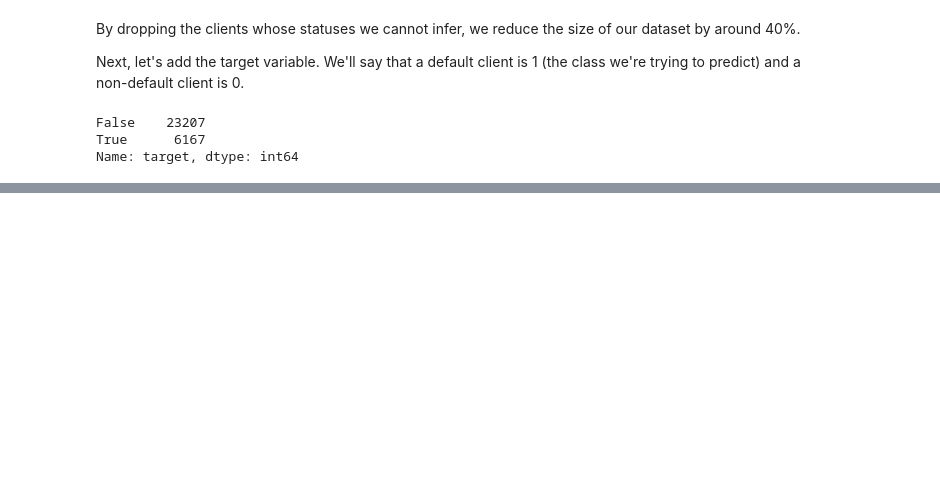
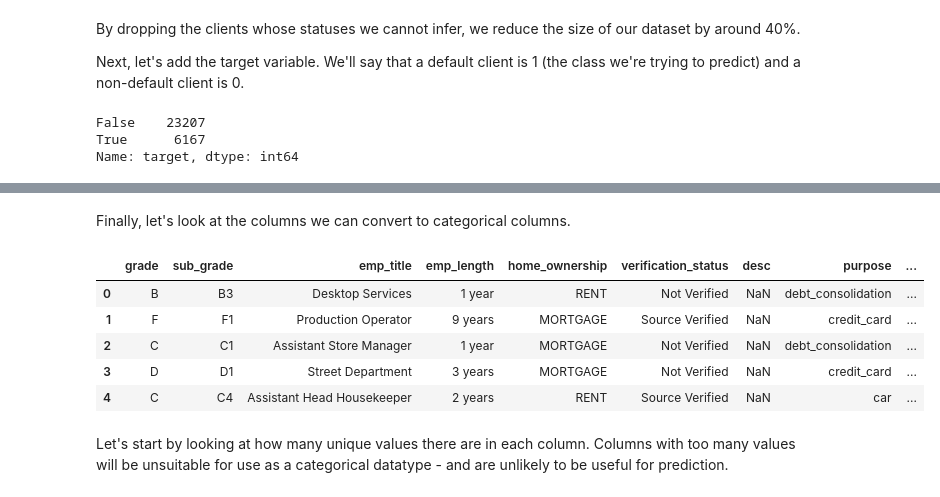
Before and after one commit to andmikey/lendingclub-analysis, a Jupyter notebook: notebooks/exploratory/190912-mandrejc-explore-data.ipynb, the cells around one changed output, grey strips where cells are left out. Saved outputs shown, nothing was run; the diff lists cells and outputs as text; code cells hidden in the pictures; blank space fills up the shorter version.

```diff
--- a/notebooks/exploratory/190912-mandrejc-explore-data.ipynb
+++ b/notebooks/exploratory/190912-mandrejc-explore-data.ipynb
@@ -118,0 +277,13 @@ Adding the target variable, we can see we have a class imbalance: roughly 4x as
+# %% [markdown]
+Finally, let's look at the columns we can convert to categorical columns.
+# %%
+df.select_dtypes('object').head()
+# %% [output]
+|  | grade | sub_grade | emp_title | emp_length | home_ownership | verification_status | desc | purpose | ... |
+| 0 | B | B3 | Desktop Services | 1 year | RENT | Not Verified | NaN | debt_consolidation | ... |
+| 1 | F | F1 | Production Operator | 9 years | MORTGAGE | Source Verified | NaN | credit_card | ... |
+| 2 | C | C1 | Assistant Store Manager | 1 year | MORTGAGE | Not Verified | NaN | debt_consolidation | ... |
+| 3 | D | D1 | Street Department | 3 years | MORTGAGE | Not Verified | NaN | credit_card | ... |
+| 4 | C | C4 | Assistant Head Housekeeper | 2 years | RENT | Source Verified | NaN | car | ... |
+# %% [markdown]
+Let's start by looking at how many unique values there are in each column. Columns with too many values will be unsuitable for use as a categorical datatype - and are unlikely to be useful for prediction.
```
Also changed, not shown: parts of 38 cells of this notebook.
